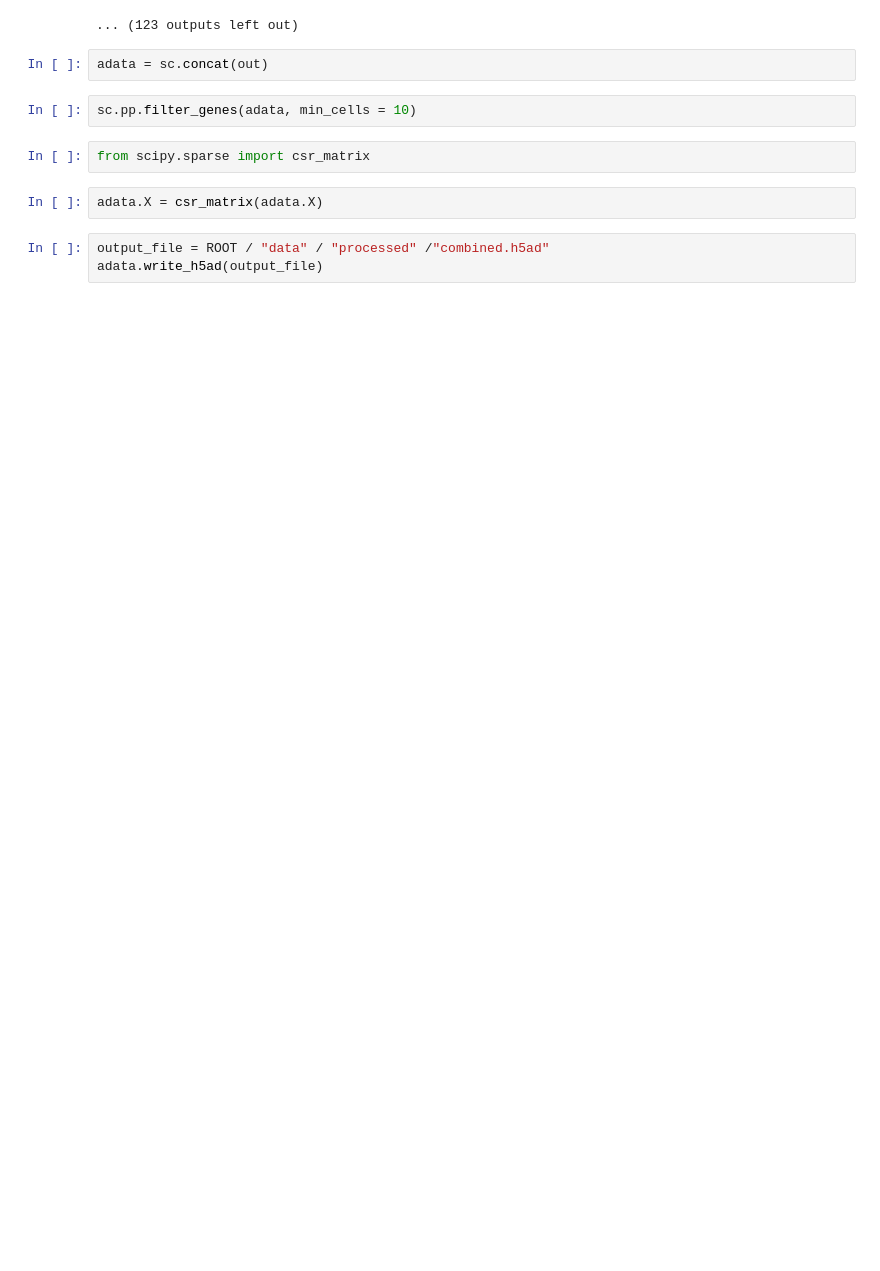
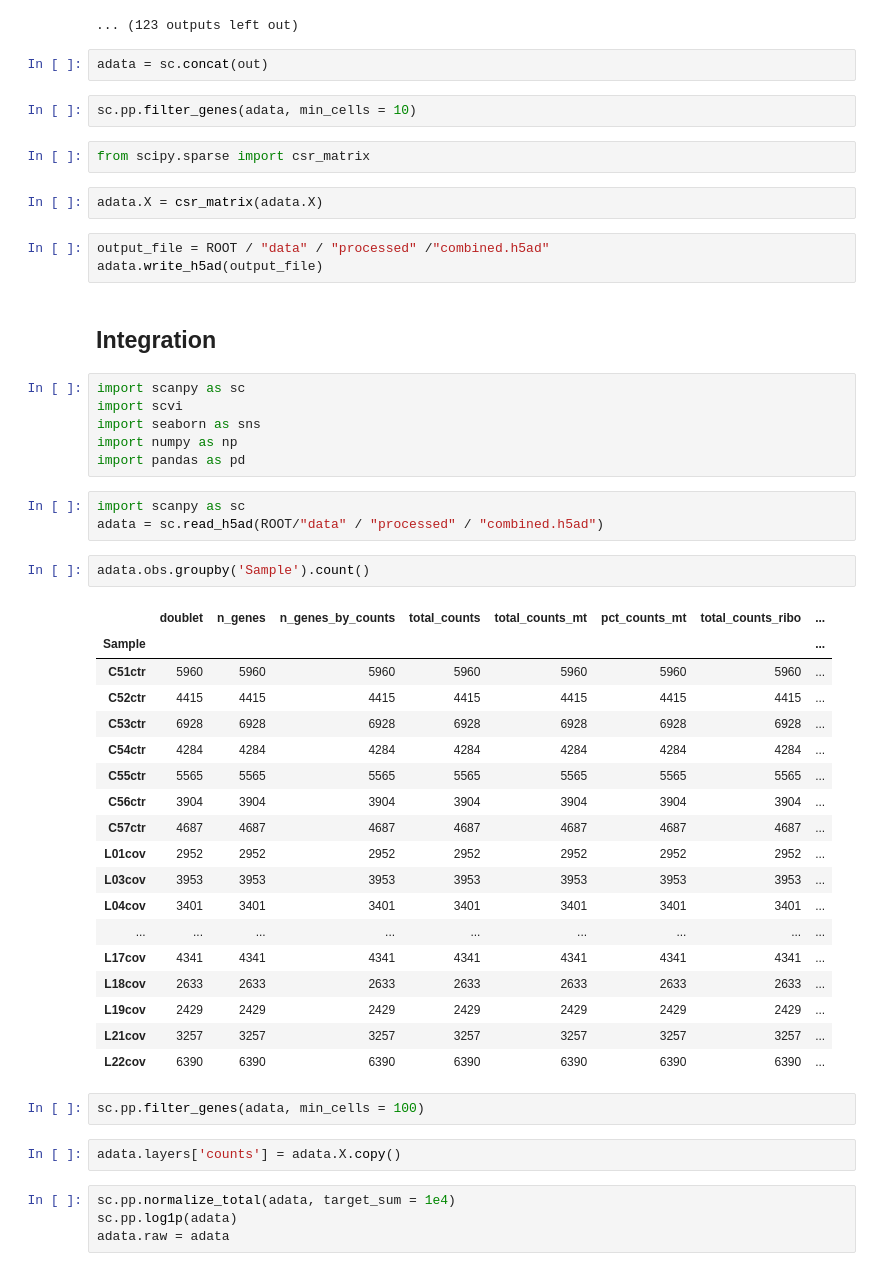
Before and after one commit to Prathiksha-Ramesh/single-cell-lung-atlas-covid19, a Jupyter notebook: notebooks/04_integration.ipynb, the cells around one changed output. Saved outputs shown, nothing was run; the diff lists cells and outputs as text; blank space fills up the shorter version.

```diff
--- a/notebooks/4. Integration.ipynb
+++ b/notebooks/04_integration.ipynb
@@ -121,3 +121,43 @@ adata.X = csr_matrix(adata.X)
 # %%
 output_file = ROOT / "data" / "processed" /"combined.h5ad"
 adata.write_h5ad(output_file)
+# %% [markdown]
+## Integration
+# %%
+import scanpy as sc
+import scvi
+import seaborn as sns
+import numpy as np
+import pandas as pd
+# %%
+import scanpy as sc
+adata = sc.read_h5ad(ROOT/"data" / "processed" / "combined.h5ad")
+# %%
+adata.obs.groupby('Sample').count()
+# %% [output]
+|  | doublet | n_genes | n_genes_by_counts | total_counts | total_counts_mt | pct_counts_mt | total_counts_ribo | ... |
+| Sample |  |  |  |  |  |  |  | ... |
+| C51ctr | 5960 | 5960 | 5960 | 5960 | 5960 | 5960 | 5960 | ... |
+| C52ctr | 4415 | 4415 | 4415 | 4415 | 4415 | 4415 | 4415 | ... |
+| C53ctr | 6928 | 6928 | 6928 | 6928 | 6928 | 6928 | 6928 | ... |
+| C54ctr | 4284 | 4284 | 4284 | 4284 | 4284 | 4284 | 4284 | ... |
+| C55ctr | 5565 | 5565 | 5565 | 5565 | 5565 | 5565 | 5565 | ... |
+| C56ctr | 3904 | 3904 | 3904 | 3904 | 3904 | 3904 | 3904 | ... |
+| C57ctr | 4687 | 4687 | 4687 | 4687 | 4687 | 4687 | 4687 | ... |
+| L01cov | 2952 | 2952 | 2952 | 2952 | 2952 | 2952 | 2952 | ... |
+| L03cov | 3953 | 3953 | 3953 | 3953 | 3953 | 3953 | 3953 | ... |
+| L04cov | 3401 | 3401 | 3401 | 3401 | 3401 | 3401 | 3401 | ... |
+| ... | ... | ... | ... | ... | ... | ... | ... | ... |
+| L17cov | 4341 | 4341 | 4341 | 4341 | 4341 | 4341 | 4341 | ... |
+| L18cov | 2633 | 2633 | 2633 | 2633 | 2633 | 2633 | 2633 | ... |
+| L19cov | 2429 | 2429 | 2429 | 2429 | 2429 | 2429 | 2429 | ... |
+| L21cov | 3257 | 3257 | 3257 | 3257 | 3257 | 3257 | 3257 | ... |
+| L22cov | 6390 | 6390 | 6390 | 6390 | 6390 | 6390 | 6390 | ... |
+# %%
+sc.pp.filter_genes(adata, min_cells = 100)
+# %%
+adata.layers['counts'] = adata.X.copy()
+# %%
+sc.pp.normalize_total(adata, target_sum = 1e4)
+sc.pp.log1p(adata)
+adata.raw = adata
```
Also changed, not shown: parts of 12 cells of this notebook, 2 other files.
